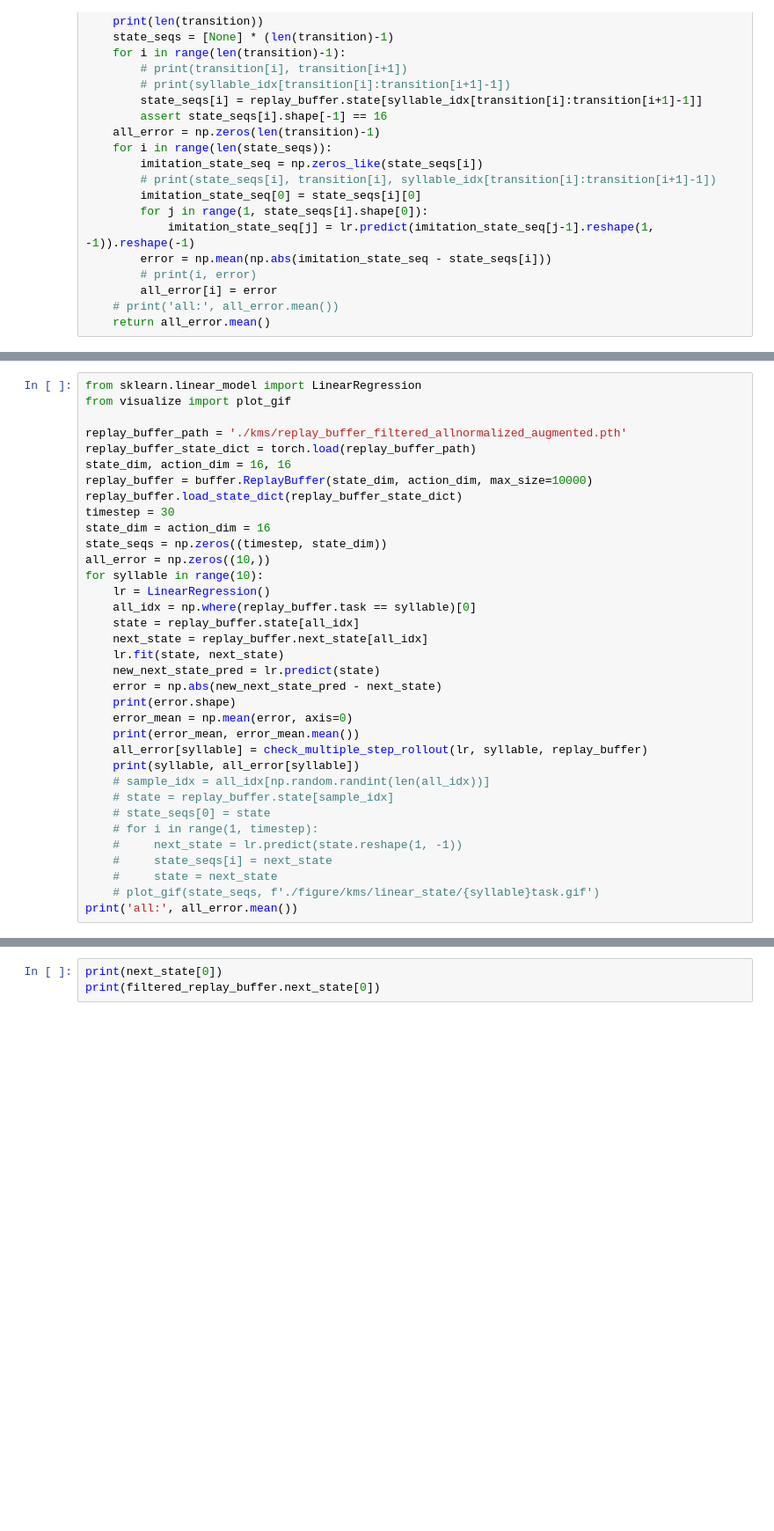
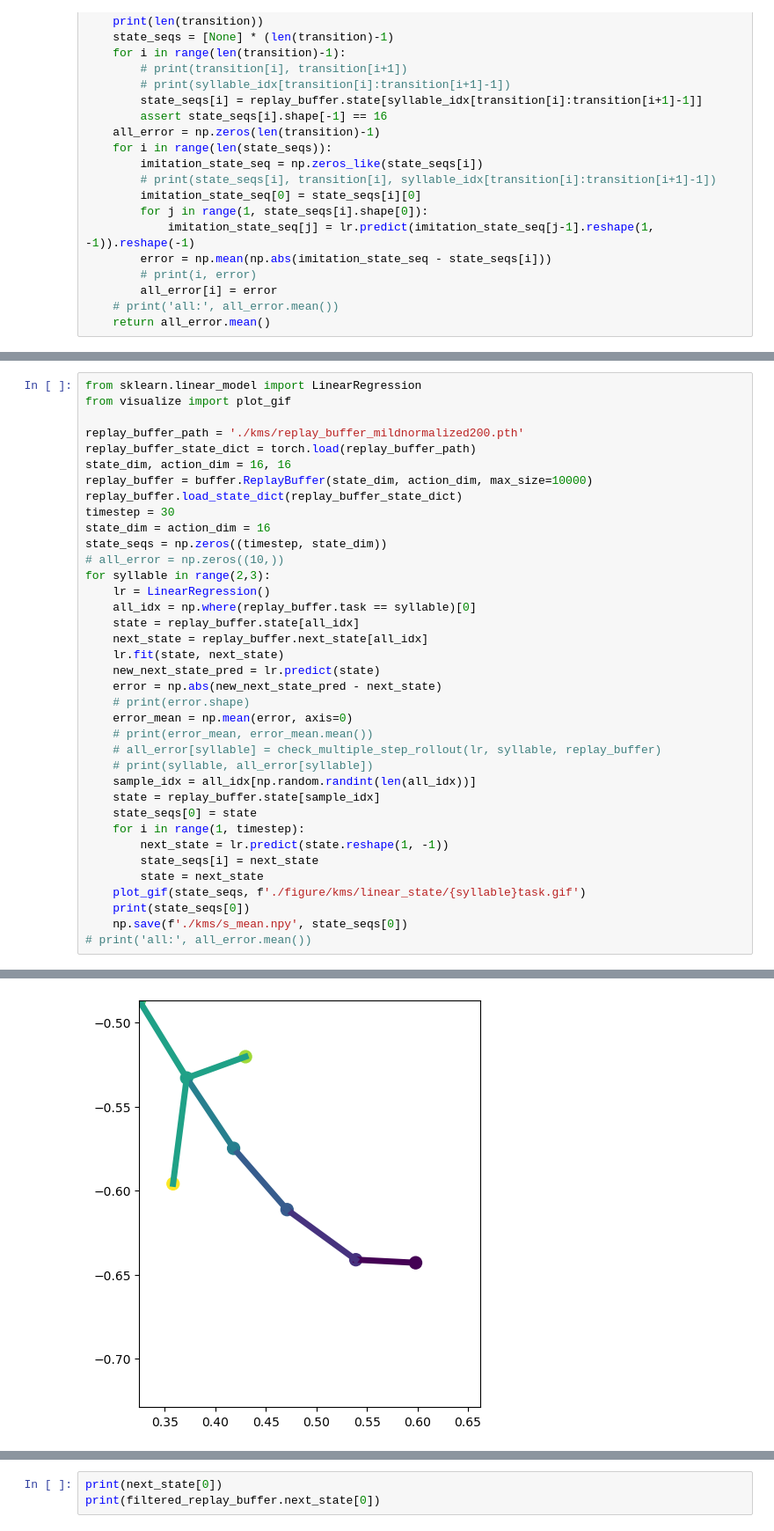
Before and after one commit to G1NO3/Rat7m-SPEDER, a Jupyter notebook: simulation.ipynb, the cells around one changed output, grey strips where cells are left out. Shown at 88% size. Saved outputs shown, nothing was run; the diff lists cells and outputs as text; blank space fills up the shorter version.

Commit message:
action learning, single layer phi, visualization of phi

```diff
--- a/simulation.ipynb
+++ b/simulation.ipynb
@@ -155,7 +162,7 @@ torch.save(test_action_pred, './kms/test_action_pred.pth')
 from sklearn.linear_model import LinearRegression
 from visualize import plot_gif
 
-replay_buffer_path = './kms/replay_buffer_filtered_allnormalized_augmented.pth'
+replay_buffer_path = './kms/replay_buffer_mildnormalized200.pth'
 replay_buffer_state_dict = torch.load(replay_buffer_path)
 state_dim, action_dim = 16, 16
 replay_buffer = buffer.ReplayBuffer(state_dim, action_dim, max_size=10000)
@@ -163,8 +170,8 @@ replay_buffer.load_state_dict(replay_buffer_state_dict)
 timestep = 30
 state_dim = action_dim = 16
 state_seqs = np.zeros((timestep, state_dim))
-all_error = np.zeros((10,))
-for syllable in range(10):
+# all_error = np.zeros((10,))
+for syllable in range(2,3):
     lr = LinearRegression()
     all_idx = np.where(replay_buffer.task == syllable)[0]
     state = replay_buffer.state[all_idx]
@@ -172,17 +179,20 @@ for syllable in range(10):
     lr.fit(state, next_state)
     new_next_state_pred = lr.predict(state)
     error = np.abs(new_next_state_pred - next_state)
-    print(error.shape)
+    # print(error.shape)
     error_mean = np.mean(error, axis=0)
-    print(error_mean, error_mean.mean())
-    all_error[syllable] = check_multiple_step_rollout(lr, syllable, replay_buffer)
-    print(syllable, all_error[syllable])
-    # sample_idx = all_idx[np.random.randint(len(all_idx))]
-    # state = replay_buffer.state[sample_idx]
-    # state_seqs[0] = state
-    # for i in range(1, timestep):
-    #     next_state = lr.predict(state.reshape(1, -1))
-    #     state_seqs[i] = next_state
-    #     state = next_state
-    # plot_gif(state_seqs, f'./figure/kms/linear_state/{syllable}task.gif')
-print('all:', all_error.mean())
+    # print(error_mean, error_mean.mean())
+    # all_error[syllable] = check_multiple_step_rollout(lr, syllable, replay_buffer)
+    # print(syllable, all_error[syllable])
+    sample_idx = all_idx[np.random.randint(len(all_idx))]
+    state = replay_buffer.state[sample_idx]
+    state_seqs[0] = state
+    for i in range(1, timestep):
+        next_state = lr.predict(state.reshape(1, -1))
+        state_seqs[i] = next_state
+        state = next_state
+    plot_gif(state_seqs, f'./figure/kms/linear_state/{syllable}task.gif')
+    print(state_seqs[0])
+    np.save(f'./kms/s_mean.npy', state_seqs[0])
+# print('all:', all_error.mean())
+# %% [output]
@@ -189,3 +207,4 @@ print('all:', all_error.mean())
+[figure, added]
 # %%
 state_dim = 16
 action_dim = 16
```
Also changed, not shown: parts of 5 cells of this notebook, 4 other files.
